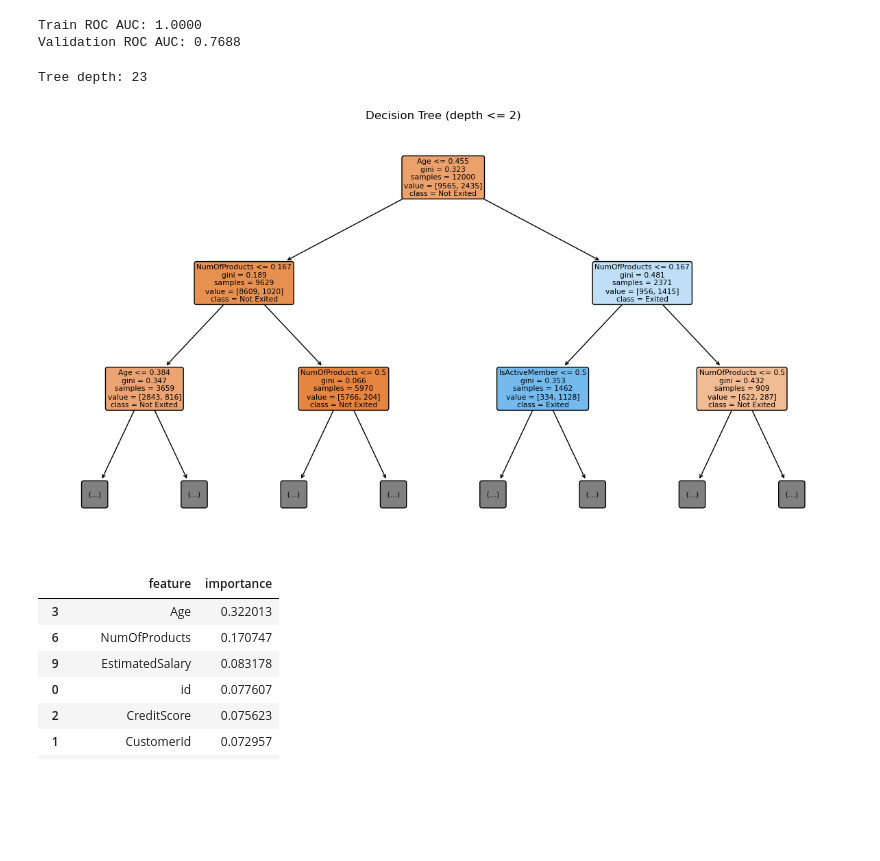
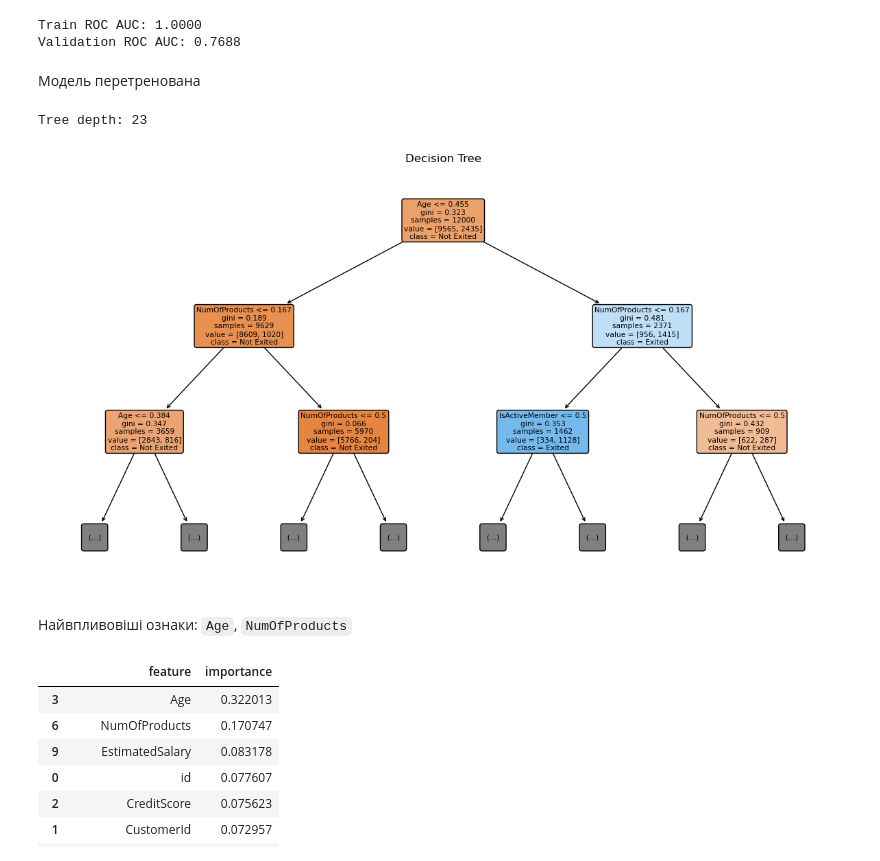
Before and after one commit to LiubovRev/Fake-News-Detector, a Jupyter notebook: decision_trees/HW_2_3_Дерева_прийняття_рішень.ipynb, the cells around one changed output. Cells and saved outputs as stored; diff of their text form; code cells hidden in the pictures; blank space fills up the shorter version.

```diff
--- a/decision_trees/HW_2_3_Дерева_прийняття_рішень.ipynb
+++ b/decision_trees/HW_2_3_Дерева_прийняття_рішень.ipynb
@@ -50,2 +52,3 @@ test_df = pd.read_csv("test.csv")
 # %%
-X_train, y_train, X_val, y_val, input_cols, scaler, encoder, numeric_cols, categorical_cols = preprocess_data(train_df, scaler_numeric=True)
+X_train, y_train, X_val, y_val, input_cols, scaler, encoder, numeric_cols, categorical_cols = preprocess_data(
+    train_df, scaler_numeric=True)
@@ -95,6 +94,8 @@ print(f"Validation ROC AUC: {val_auc:.4f}")
 # %% [output]
 Train ROC AUC: 1.0000
 Validation ROC AUC: 0.7688
+# %% [markdown]
+Модель перетренована
 # %%
 print("Tree depth:", model.get_depth())
 # %% [output]
@@ -102,15 +103,17 @@ Tree depth: 23
 # %%
 plt.figure(figsize=(15, 8))
 plot_tree(model,
           feature_names=X_train.columns,
           class_names=['Not Exited', 'Exited'],
           max_depth=2,
           filled=True,
           rounded=True)
-plt.title("Decision Tree (depth <= 2)")
+plt.title("Decision Tree")
 plt.show()
 # %% [output]
-[figure, old version]
+[figure, new version]
+# %% [markdown]
+Найвпливовіші ознаки: `Age`, `NumOfProducts`
 # %%
 importance_df = pd.DataFrame({
     'feature': X_train.columns,
```
Also changed, not shown: parts of 13 cells of this notebook.
